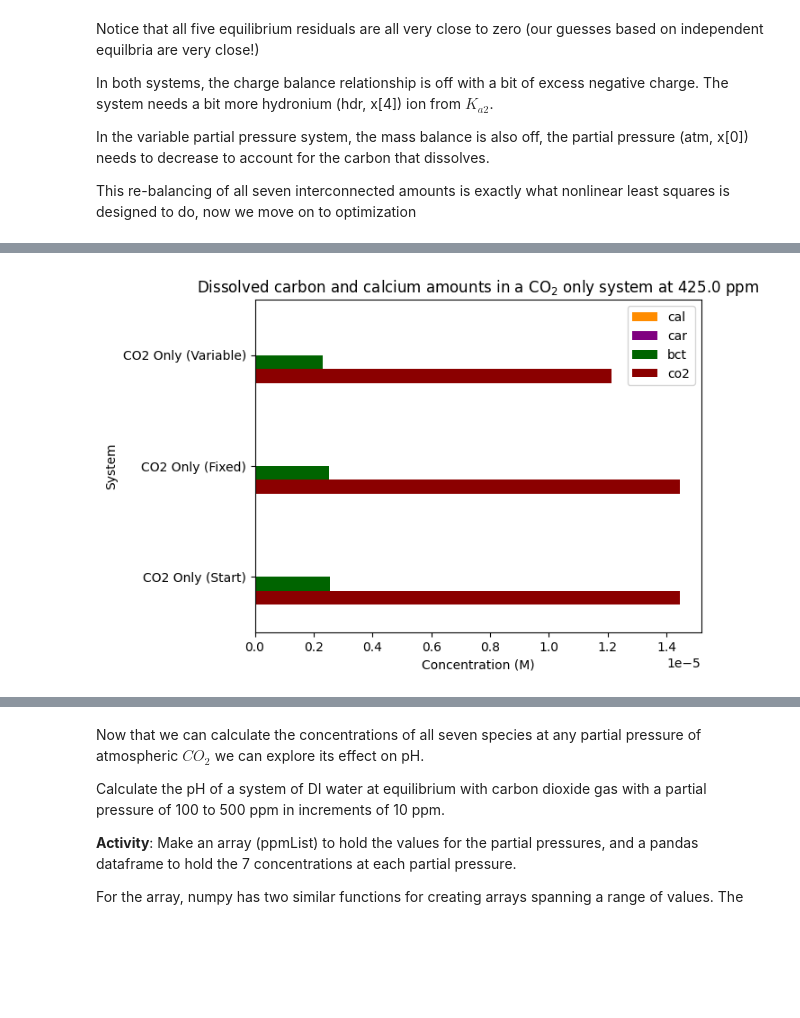
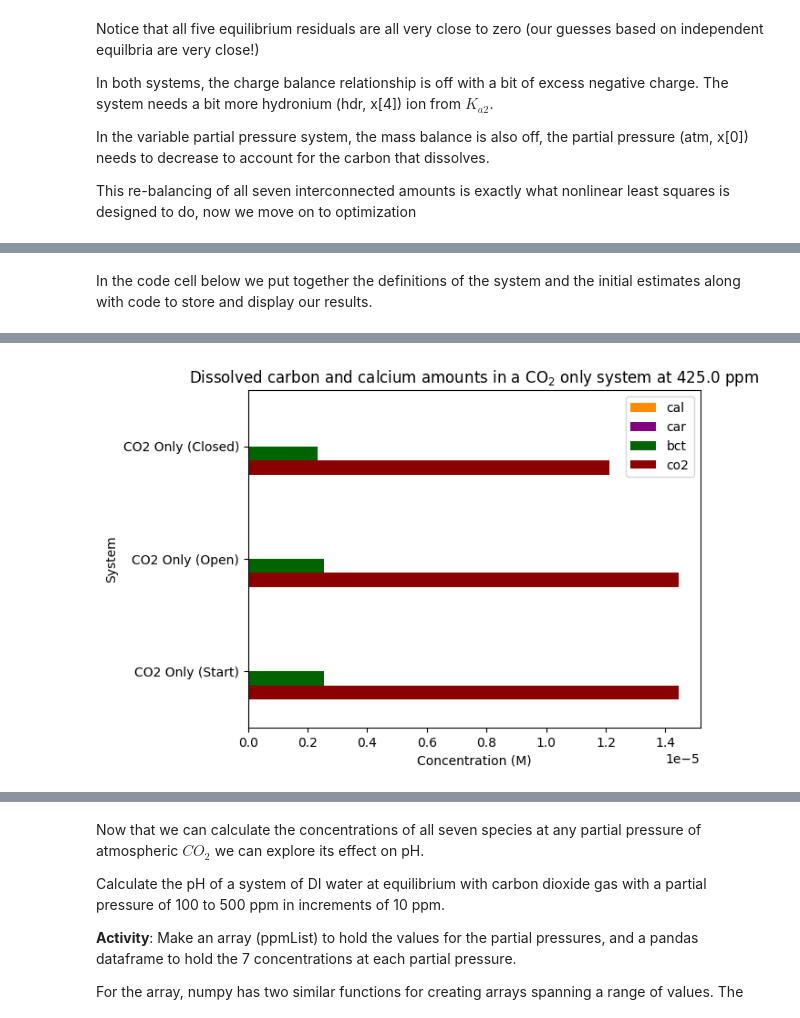
Before and after one commit to wphall/CO2-Equilibrium, a Jupyter notebook: Student_Notebook_CO2_Equilibrium.ipynb, the cells around one changed output, grey strips where cells are left out. Saved outputs shown, nothing was run; the diff lists cells and outputs as text; code cells hidden in the pictures; blank space fills up the shorter version.

```diff
--- a/Student_Notebook_CO2_Equilibrium.ipynb
+++ b/Student_Notebook_CO2_Equilibrium.ipynb
@@ -274,3 +307,5 @@ In the code cell below is some provided code to combine declarations from Part
+# %% [markdown]
+In the code cell below we put together the definitions of the system and the initial estimates along with code to store and display our results.
 # %%
 import numpy as np                    #the numpy library contains fast math functions designed to operate on and store arrays of numbers
 import matplotlib.pyplot as plt       #the matplotlib.pyplot library is used to make plots and figures
@@ -284,35 +319,36 @@ Kh=3.40e-2            #Kh  = co2/atm      = x[1]/x[0]
 Ka1=4.46e-7           #Ka1 = hdr*bct/co2  = x[4]*x[2]/x[1]
 Ka2=4.69e-11          #Ka2 = hdr*car/bct  = x[4]*x[3]/x[2]
 Kw=1.0e-14            #Kw  = hdr*hox      = x[4]*x[5]
-Ksp=4.6e-9            #Ksp = cal*car      = x[6]*x[3]
+#Ksp=4.6e-9           #Ksp = cal*car      = x[6]*x[3]
+Ksp=0                 #this is the CO2 only case, setting this to zero will hold [calcium}=0
+
+Pinit=0.001
 
 Colors=["Teal","DarkRed","DarkGreen","Purple","Red","Blue","DarkOrange"]
 ChartColors=["DarkRed","DarkGreen","Purple","DarkOrange"]
-#chartColors = ['#0771eb','#ce59bf','#fc657d','#ee9550']                     #from https://www.learnui.design/tools/data-color-picker.html#palette
-
 
 #recall all the equations in our function must be rearranged so that 0 is the ideal result
 #our function will take an input array (called "x") that contains seven variable estimates of the amounts
 #our function will output a value for each equation. The sum of the squares of these "residuals" are what fsolve will minimize
 
-def FunCO2OnlyFixed(x):                     #our function's input is an array called "x" while inside the function, indexing starts with zero
-    f0=x[1]-(Kh*x[0])                       #Henry's Law
-    f1=x[4]*x[2]-(Ka1*x[1])                 #Ka1 of dissolved CO2 to bicarbonate
-    f2=x[4]*x[3]-(Ka2*x[2])                 #Ka2 of bicarbonate to carbonate
-    f3=x[4]*x[5]-Kw                         #Kw, dissociation of water
-    f4=x[6]                                 #[calcium]=0
-    f5=x[4]+2*x[6]-x[2]-2*x[3]-x[5]         #charge balance
-    f6=x[0]-Pinit                           #partial pressure is constant and always equal to the value stored in the variable atm
-    return np.array([f0,f1,f2,f3,f4,f5,f6]) #return the signed residual of each equation
+def FunCO2OnlyOpen(x):                        #our function's input is an array called "x" while inside the function, indexing starts with zero
+    f0=x[1]-(Kh*x[0])                         #Kh, Henry's Law for CO2 gas
+    f1=x[4]*x[2]-(Ka1*x[1])                   #Ka1, of dissolved CO2 to bicarbonate
+    f2=x[4]*x[3]-(Ka2*x[2])                   #Ka2, of bicarbonate to carbonate
+    f3=x[4]*x[5]-Kw                           #Kw, dissociation of water
+    f4=x[6]*x[3]-Ksp                          #Ksp, dissociation of calcium carbonate, Ksp=0 in CO2 only, makes[cal]=0
+    f5=x[4]+2*x[6]-x[2]-2*x[3]-x[5]           #charge balance
+    f6=x[0]-Pinit                           #partial pressure of CO2 (x[0]) is constant and always equal to the value of Pinit, unlimited total dissolved carbon
+    return np.array([f0,f1,f2,f3,f4,f5,f6])   #return the signed residual of each equation
 
-def FunCO2OnlyFinite(x):
+def FunCO2OnlyClosed(x):
     f0=x[1]-(Kh*x[0])
     f1=x[4]*x[2]-(Ka1*x[1])
     f2=x[4]*x[3]-(Ka2*x[2])
     f3=x[4]*x[5]-Kw
     f4=x[6]
     f5=x[4]+2*x[6]-x[2]-2*x[3]-x[5]
-    f6=x[1]+x[2]+x[3]-(Kh*Pinit)              #allows partial pressure of CO2 (x[0]) to change and limits the amount of dissolved carbon
+    f6=x[1]+x[2]+x[3]-(Kh*Pinit)            #partial pressure of CO2 (x[0]) is variable and decreases as it dissolves, limited total dissolved carbon
     return np.array([f0,f1,f2,f3,f4,f5,f6])
 
 # start by setting the initial pressure to the current mixing ratio of CO2 in atm
@@ -342,36 +378,38 @@ cal=0.0
 xguess=np.array([atm,co2,bct,car,hdr,hox,cal]) #here we pack the seven individual amounts into an array, which we can pass into our functions
 print("Intial estimates = ",xguess)
 print("----")
-resGuessFix=FunCO2OnlyFixed(xguess)
-print("Residuals in estimates for fixed partial pressure= ",resGuessFix)
-errorFix=np.sqrt(np.sum(resGuessFix**2))
-print("standard error for estimates for fixed partial pressure = ",errorFix)
+resGuessOpn=FunCO2OnlyOpen(xguess)
+print("Residuals in initial estimates for constant partial pressure= ",resGuessOpn)
+errorOpn=np.sqrt(np.sum(resGuessOpn**2))
+print("initial error open = ",errorOpn)
 print("----")
-resGuessFin=FunCO2OnlyFinite(xguess)
-print("Residuals in estimates for variable partial pressure= ",resGuessFin)
-errorFin=np.sqrt(np.sum(resGuessFin**2))
-print("standard error for estimates for variable partial pressure = ",errorFin)
+resGuessCls=FunCO2OnlyClosed(xguess)
+print("Residuals in initial estimates for variable partial pressure= ",resGuessCls)
+errorCls=np.sqrt(np.sum(resGuessCls**2))
+print("initial error closed = ",errorCls)
+
 print("---------------------------------------------------------------------------")
-xFix=fsolve(FunCO2OnlyFixed,xguess)
-print("Optimized estimates for fixed partial pressure = ",xFix)
-resFix=FunCO2OnlyFixed(xFix)
-print("Residuals in estimates for fixed partial pressure= ",resFix)
-errorFix=np.sqrt(np.sum(resFix**2))
-print("errorFix = ",errorFix)
+xOpn=fsolve(FunCO2OnlyOpen,xguess)
+print("Optimized estimates for constant partial pressure = ",xOpn)
 print("----")
-xFin=fsolve(FunCO2OnlyFinite,xguess)
-print("Optimized estimates for variable partial pressure = ",xFin)
-resFin=FunCO2OnlyFinite(xFin)
-print("Residuals in estimates for variable partial pressure= ",resFin)
-errorFin=np.sqrt(np.sum(resFin**2))
-print("errorFix = ",errorFin)
+resOpn=FunCO2OnlyOpen(xOpn)
+print("Residuals in optimized estimates for constant partial pressure= ",resOpn)
+errorOpn=np.sqrt(np.sum(resOpn**2))
+print("error open = ",errorOpn)
+print("----")
+xCls=fsolve(FunCO2OnlyClosed,xguess)
+print("Optimized estimates for variable partial pressure = ",xCls)
+resCls=FunCO2OnlyClosed(xCls)
+print("Residuals in optimized estimates for variable partial pressure= ",resCls)
+errorCls=np.sqrt(np.sum(resCls**2))
+print("error closed = ",errorCls)
 print("----")
 
 dfCO2Only=pd.DataFrame(columns=["atm","co2","bct","car","hdr","hox","cal"]) #here we make an empty dataframe to hold all our results with 7 named columns, one for each unknown
 
 dfCO2Only.loc["CO2 Only (Start)"]=xguess
-dfCO2Only.loc["CO2 Only (Fixed)"]=xFix
-dfCO2Only.loc["CO2 Only (Variable)"]=xFin
+dfCO2Only.loc["CO2 Only (Open)"]=xFix
+dfCO2Only.loc["CO2 Only (Closed)"]=xFin
 
 ax = dfCO2Only[['co2','bct','car','cal']].plot(kind='barh',
                                                color=ChartColors,
@@ -407 +445 @@ errorFix =  5.237737141005371e-21
-[figure, old version]
+[figure, new version]
```
Also changed, not shown: parts of 31 cells of this notebook.
